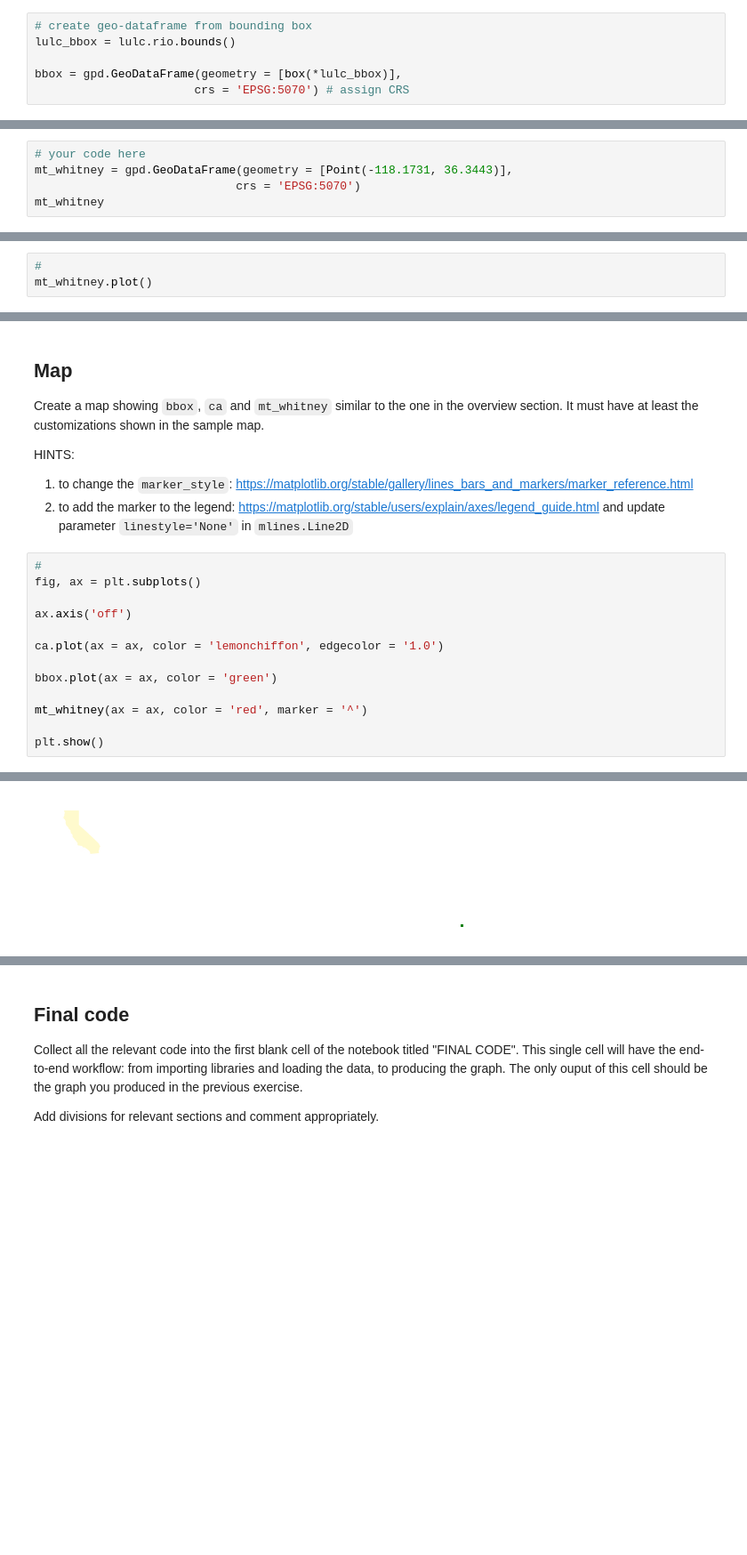
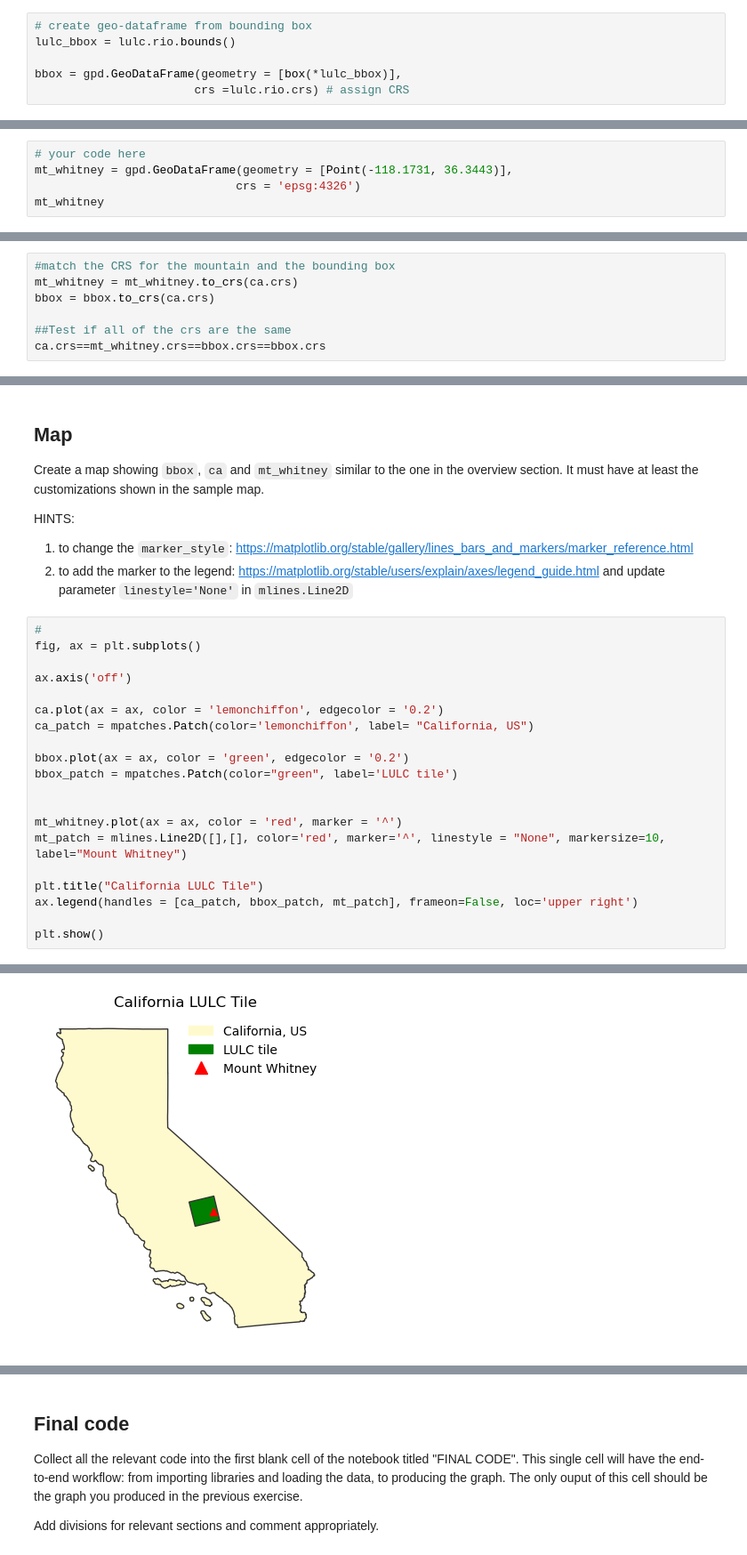
Before and after one commit to Vanessa-Salgado/eds220-hwk-4, a Jupyter notebook: hwk4-task1-whitney-map.ipynb, the cells around one changed output, grey strips where cells are left out. Shown at 89% size. Saved outputs shown, nothing was run; the diff lists cells and outputs as text; blank space fills up the shorter version.

```diff
--- a/hwk4-task1-whitney-map.ipynb
+++ b/hwk4-task1-whitney-map.ipynb
@@ -99,7 +98,7 @@ Create a `geopands.GeoDataFrame` named `bbox` with the lulc bounding box.
 lulc_bbox = lulc.rio.bounds()
 
 bbox = gpd.GeoDataFrame(geometry = [box(*lulc_bbox)],
-                       crs = 'EPSG:5070') # assign CRS
+                       crs =lulc.rio.crs) # assign CRS
 # %%
 # check bbox and lulc have same crs
 print(f'Do lulc and bbox have same CRS: \n {bbox.crs == lulc.rio.crs}')
@@ -117,7 +116,7 @@ Create a `geopands.GeoDataFrame` named `mt_whitney` having the coordinates of Mo
 # %%
 # your code here
 mt_whitney = gpd.GeoDataFrame(geometry = [Point(-118.1731, 36.3443)],
-                             crs = 'EPSG:5070')
+                             crs = 'epsg:4326')
 mt_whitney
 # %% [output]
 |  | geometry |
@@ -127,6 +126,10 @@ mt_whitney
 If there are any updates needed to the data, perform them in the next cells (you may add as many as you need).
 At the top of each one, include a comment explaining what is happening in that cell's code.
 # %%
-#
-mt_whitney.plot()
+#match the CRS for the mountain and the bounding box
+mt_whitney = mt_whitney.to_crs(ca.crs)
+bbox = bbox.to_crs(ca.crs)
+
+##Test if all of the crs are the same
+ca.crs==mt_whitney.crs==bbox.crs==bbox.crs
 # %% [output]
@@ -147,11 +149,18 @@ fig, ax = plt.subplots()
 
 ax.axis('off')
 
-ca.plot(ax = ax, color = 'lemonchiffon', edgecolor = '1.0')
+ca.plot(ax = ax, color = 'lemonchiffon', edgecolor = '0.2')
+ca_patch = mpatches.Patch(color='lemonchiffon', label= "California, US")
 
-bbox.plot(ax = ax, color = 'green')
+bbox.plot(ax = ax, color = 'green', edgecolor = '0.2')
+bbox_patch = mpatches.Patch(color="green", label='LULC tile')
 
-mt_whitney(ax = ax, color = 'red', marker = '^')
+
+mt_whitney.plot(ax = ax, color = 'red', marker = '^')
+mt_patch = mlines.Line2D([],[], color='red', marker='^', linestyle = "None", markersize=10, label="Mount Whitney")
+
+plt.title("California LULC Tile")
+ax.legend(handles = [ca_patch, bbox_patch, mt_patch], frameon=False, loc='upper right')
 
 plt.show()
 # %% [output]
@@ -159,3 +167,3 @@ TypeError: 'GeoDataFrame' object is not callable
-[figure, old version]
+[figure, new version]
 # %%
 # plot populated places in Alaska
```
Also changed, not shown: parts of 6 cells of this notebook.
